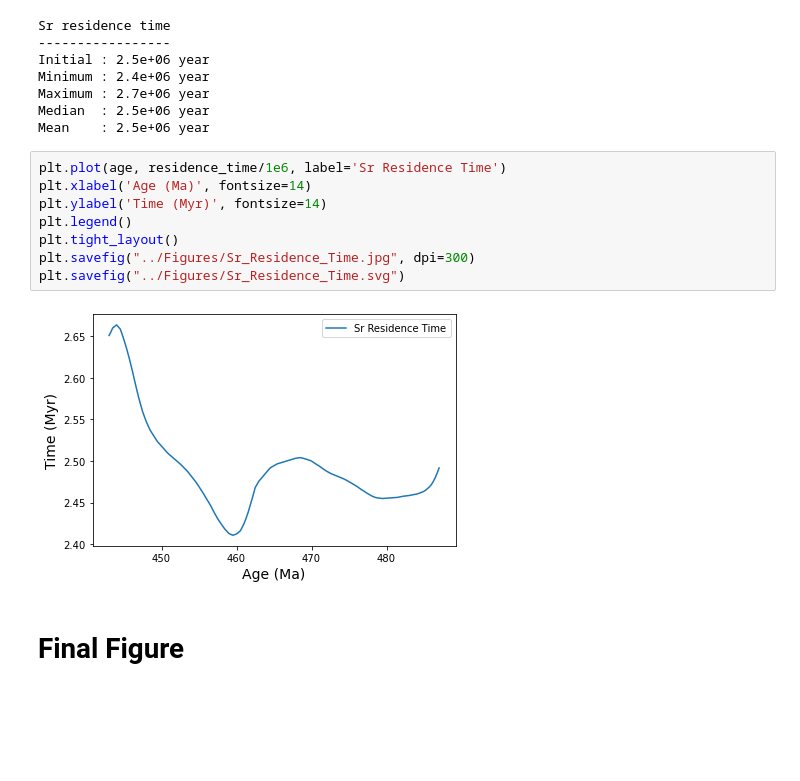
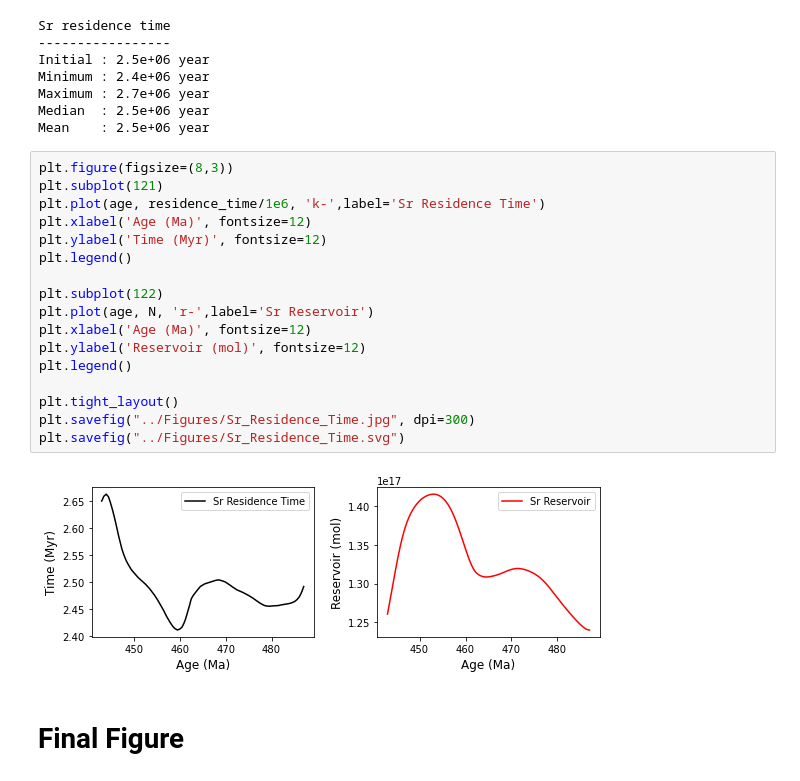
Before and after one commit to datuadiatma/avila_etal_2022, a Jupyter notebook: Notebook/Avila_etal_main_notebook.ipynb, the cells around one changed output. Saved outputs shown, nothing was run; the diff lists cells and outputs as text; blank space fills up the shorter version.

Commit message:
add panel to show changes in reservoir size

```diff
--- a/Notebook/Avila_etal_main_notebook.ipynb
+++ b/Notebook/Avila_etal_main_notebook.ipynb
@@ -216,15 +216,24 @@ Maximum : 2.7e+06 year
 Median  : 2.5e+06 year
 Mean    : 2.5e+06 year
 # %%
-plt.plot(age, residence_time/1e6, label='Sr Residence Time')
-plt.xlabel('Age (Ma)', fontsize=14)
-plt.ylabel('Time (Myr)', fontsize=14)
+plt.figure(figsize=(8,3))
+plt.subplot(121)
+plt.plot(age, residence_time/1e6, 'k-',label='Sr Residence Time')
+plt.xlabel('Age (Ma)', fontsize=12)
+plt.ylabel('Time (Myr)', fontsize=12)
 plt.legend()
+
+plt.subplot(122)
+plt.plot(age, N, 'r-',label='Sr Reservoir')
+plt.xlabel('Age (Ma)', fontsize=12)
+plt.ylabel('Reservoir (mol)', fontsize=12)
+plt.legend()
+
 plt.tight_layout()
 plt.savefig("../Figures/Sr_Residence_Time.jpg", dpi=300)
 plt.savefig("../Figures/Sr_Residence_Time.svg")
 # %% [output]
-[figure, old version]
+[figure, new version]
 # %% [markdown]
 # Final Figure
 # %%
```
Also changed, not shown: 2 other files.
